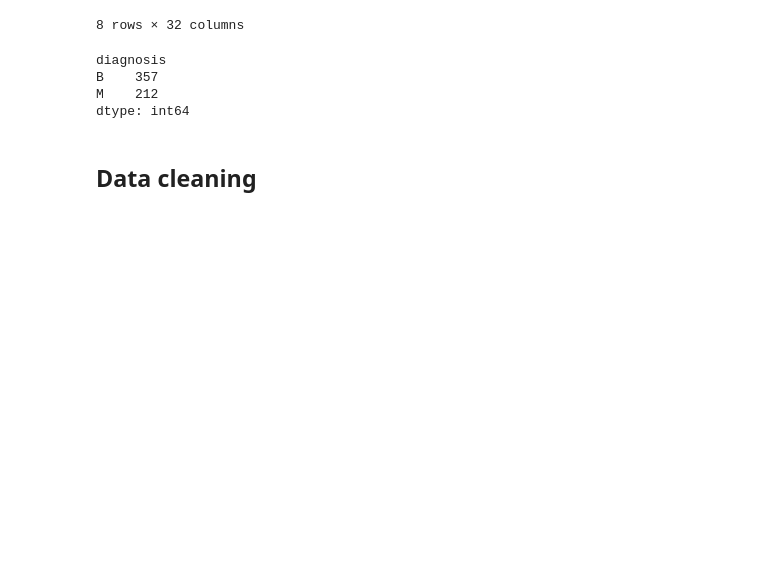
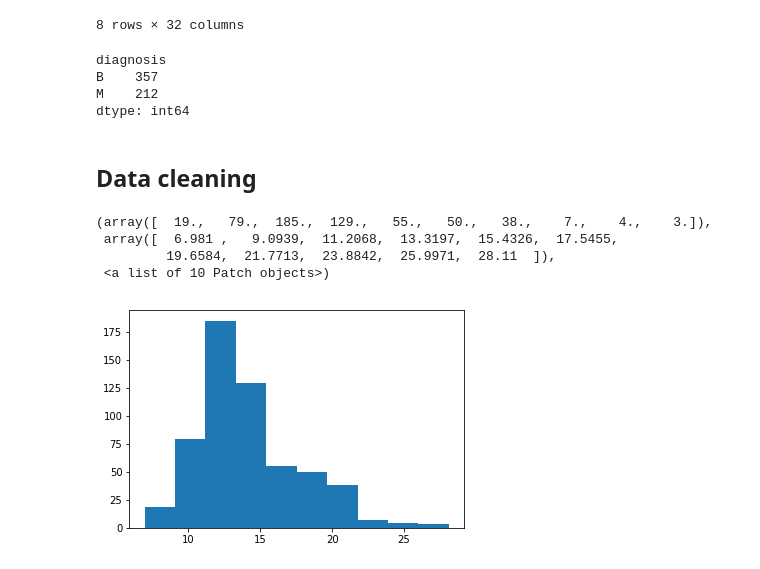
Before and after one commit to Machine-Learning-Group30/Project-Breast-Cancer, a Jupyter notebook: notebook/Explore-data.ipynb, the cells around one changed output. Cells and saved outputs as stored; diff of their text form; code cells hidden in the pictures; blank space fills up the shorter version.

```diff
--- a/notebook/Explore-data.ipynb
+++ b/notebook/Explore-data.ipynb
@@ -78,3 +81,11 @@ M    212
 dtype: int64
 # %% [markdown]
 ## Data cleaning
+# %%
+plt.hist(data.radius_mean)
+# %% [output]
+(array([  19.,   79.,  185.,  129.,   55.,   50.,   38.,    7.,    4.,    3.]),
+ array([  6.981 ,   9.0939,  11.2068,  13.3197,  15.4326,  17.5455,
+         19.6584,  21.7713,  23.8842,  25.9971,  28.11  ]),
+ <a list of 10 Patch objects>)
+[figure, added]
```
Also changed, not shown: parts of 3 cells of this notebook, 4 other files.
